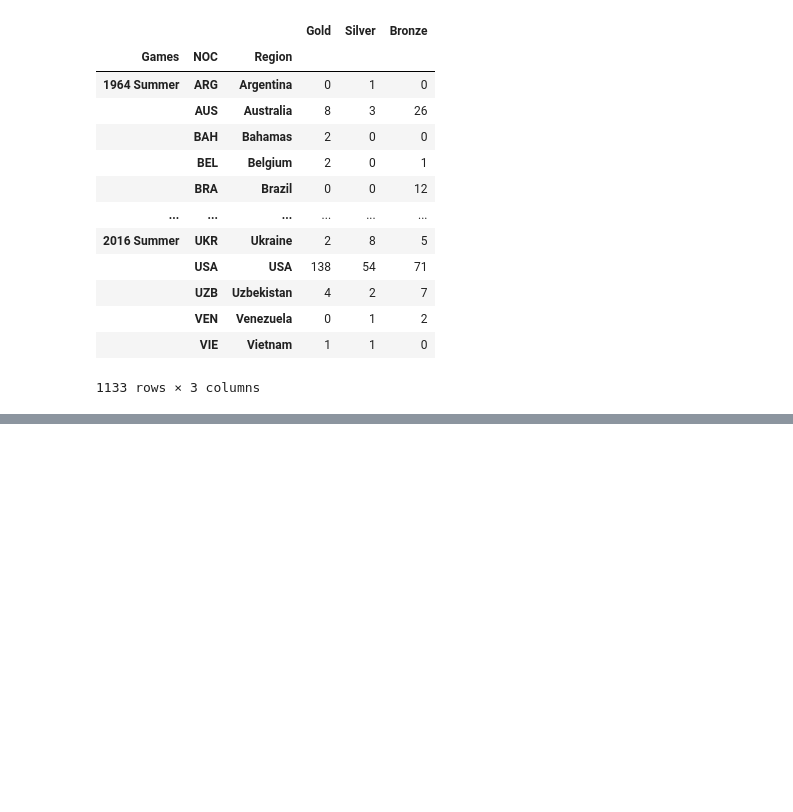
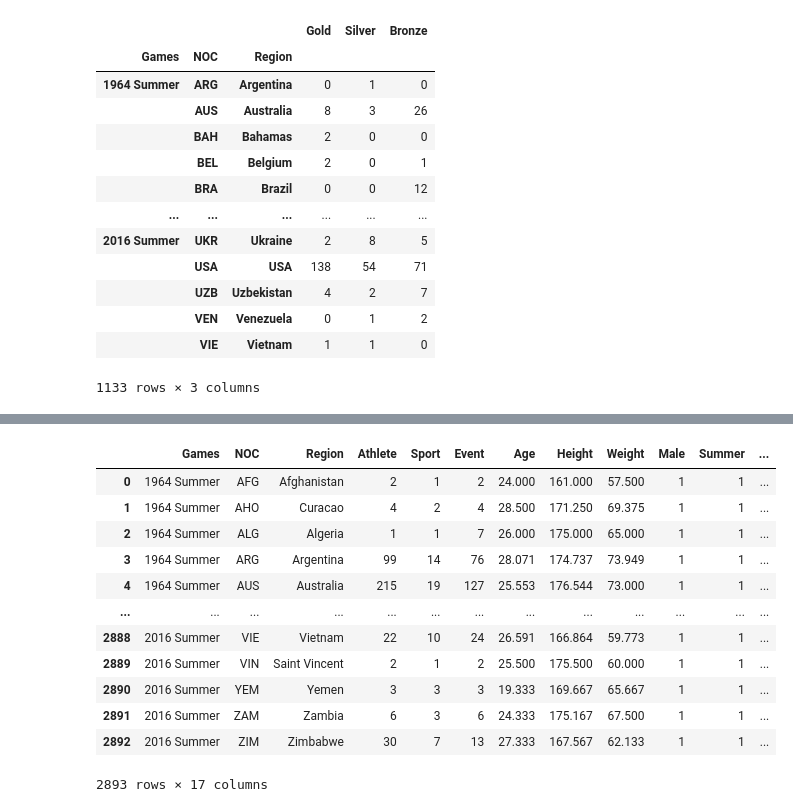
Before and after one commit to Owen-Doc/Olympic_Medal_Predictor, a Jupyter notebook: Preprocessing_Olympic_Features.ipynb, the cells around one changed output, grey strips where cells are left out. Saved outputs shown, nothing was run; the diff lists cells and outputs as text; code cells hidden in the pictures; blank space fills up the shorter version.

Commit message:
medal_predictor features created

```diff
--- a/Preprocessing_Olympic_Features.ipynb
+++ b/Preprocessing_Olympic_Features.ipynb
@@ -184,6 +191,10 @@ games.head()
 
 binary = pd.DataFrame(df.groupby(['Games', 'NOC', 'Region'])['Summer', 'Home_Field Adv'].mean())
 games = games.merge(binary, left_index=True, right_index=True)
+
+# Add Year of games to DataFrame
+year = pd.DataFrame(df.groupby(['Games', 'NOC', 'Region'])['Year'].mean())
+games = games.merge(year, left_index=True, right_index=True)
 games.head()
 # %% [output]
 |  |  |  | Athlete | Sport | Event | Age | Height | Weight | Male | Summer | ... |
@@ -268,7 +279,7 @@ games
 # %%
 # Add "Medal"/ "No Medal" binary classification
-games['Medal'] = np.where((games['Gold'] >= 1)| (games['Silver'] >= 1) | (games['Bronze'] >= 1), 1,0)
-games.head()
+games['Medaled'] = np.where((games['Gold'] >= 1)| (games['Silver'] >= 1) | (games['Bronze'] >= 1), 1,0)
+games
 # %% [output]
 |  |  |  | Athlete | Sport | Event | Age | Height | Weight | Male | Summer | ... |
 | Games | NOC | Region |  |  |  |  |  |  |  |  | ... |
@@ -279,0 +298,17 @@ games.head()
+# %%
+games = games.reset_index()
+games
+# %% [output]
+|  | Games | NOC | Region | Athlete | Sport | Event | Age | Height | Weight | Male | Summer | ... |
+| 0 | 1964 Summer | AFG | Afghanistan | 2 | 1 | 2 | 24.000 | 161.000 | 57.500 | 1 | 1 | ... |
+| 1 | 1964 Summer | AHO | Curacao | 4 | 2 | 4 | 28.500 | 171.250 | 69.375 | 1 | 1 | ... |
+| 2 | 1964 Summer | ALG | Algeria | 1 | 1 | 7 | 26.000 | 175.000 | 65.000 | 1 | 1 | ... |
+| 3 | 1964 Summer | ARG | Argentina | 99 | 14 | 76 | 28.071 | 174.737 | 73.949 | 1 | 1 | ... |
+| 4 | 1964 Summer | AUS | Australia | 215 | 19 | 127 | 25.553 | 176.544 | 73.000 | 1 | 1 | ... |
+| ... | ... | ... | ... | ... | ... | ... | ... | ... | ... | ... | ... | ... |
+| 2888 | 2016 Summer | VIE | Vietnam | 22 | 10 | 24 | 26.591 | 166.864 | 59.773 | 1 | 1 | ... |
+| 2889 | 2016 Summer | VIN | Saint Vincent | 2 | 1 | 2 | 25.500 | 175.500 | 60.000 | 1 | 1 | ... |
+| 2890 | 2016 Summer | YEM | Yemen | 3 | 3 | 3 | 19.333 | 169.667 | 65.667 | 1 | 1 | ... |
+| 2891 | 2016 Summer | ZAM | Zambia | 6 | 3 | 6 | 24.333 | 175.167 | 67.500 | 1 | 1 | ... |
+| 2892 | 2016 Summer | ZIM | Zimbabwe | 30 | 7 | 13 | 27.333 | 167.567 | 62.133 | 1 | 1 | ... |
+2893 rows × 17 columns
```
Also changed, not shown: parts of 6 cells of this notebook, 1 other file.
